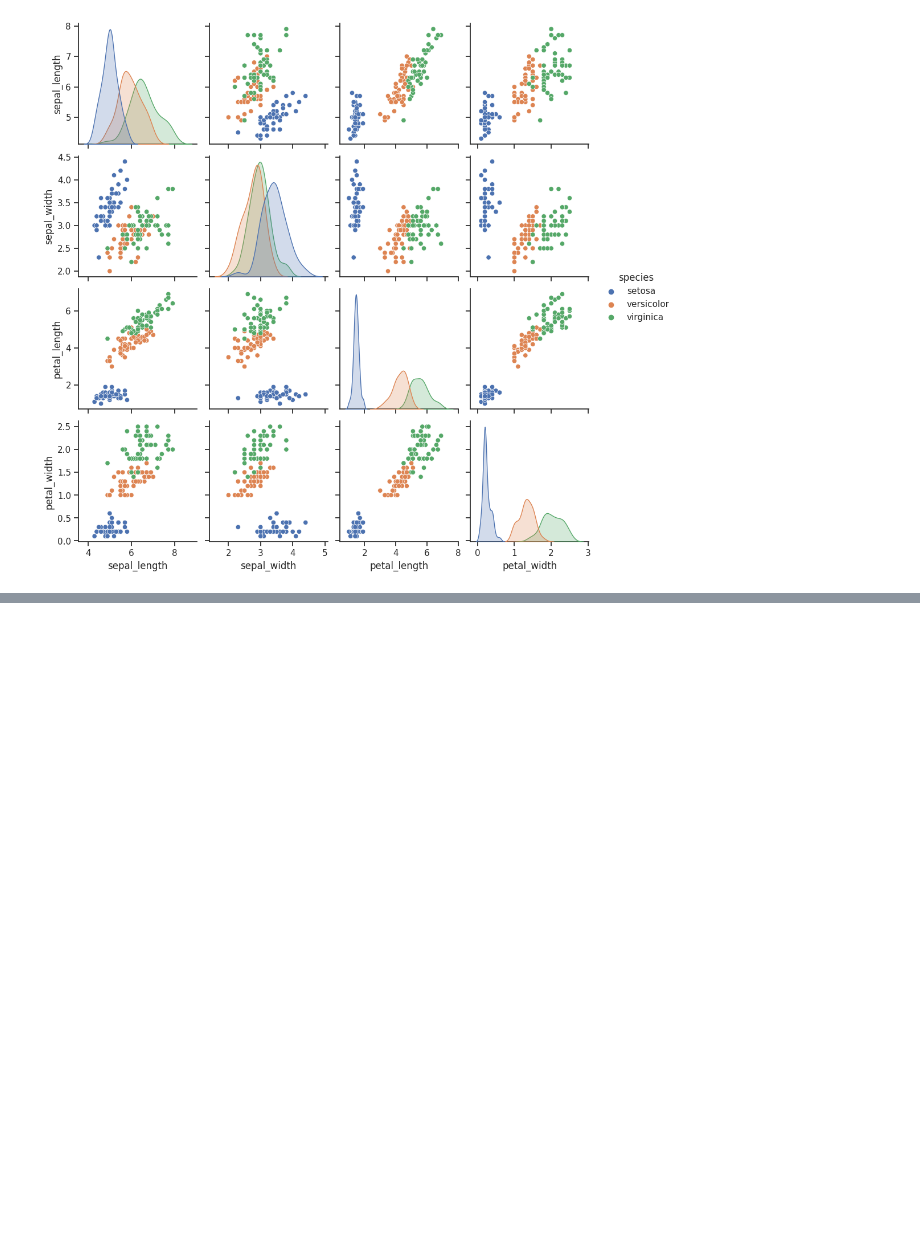
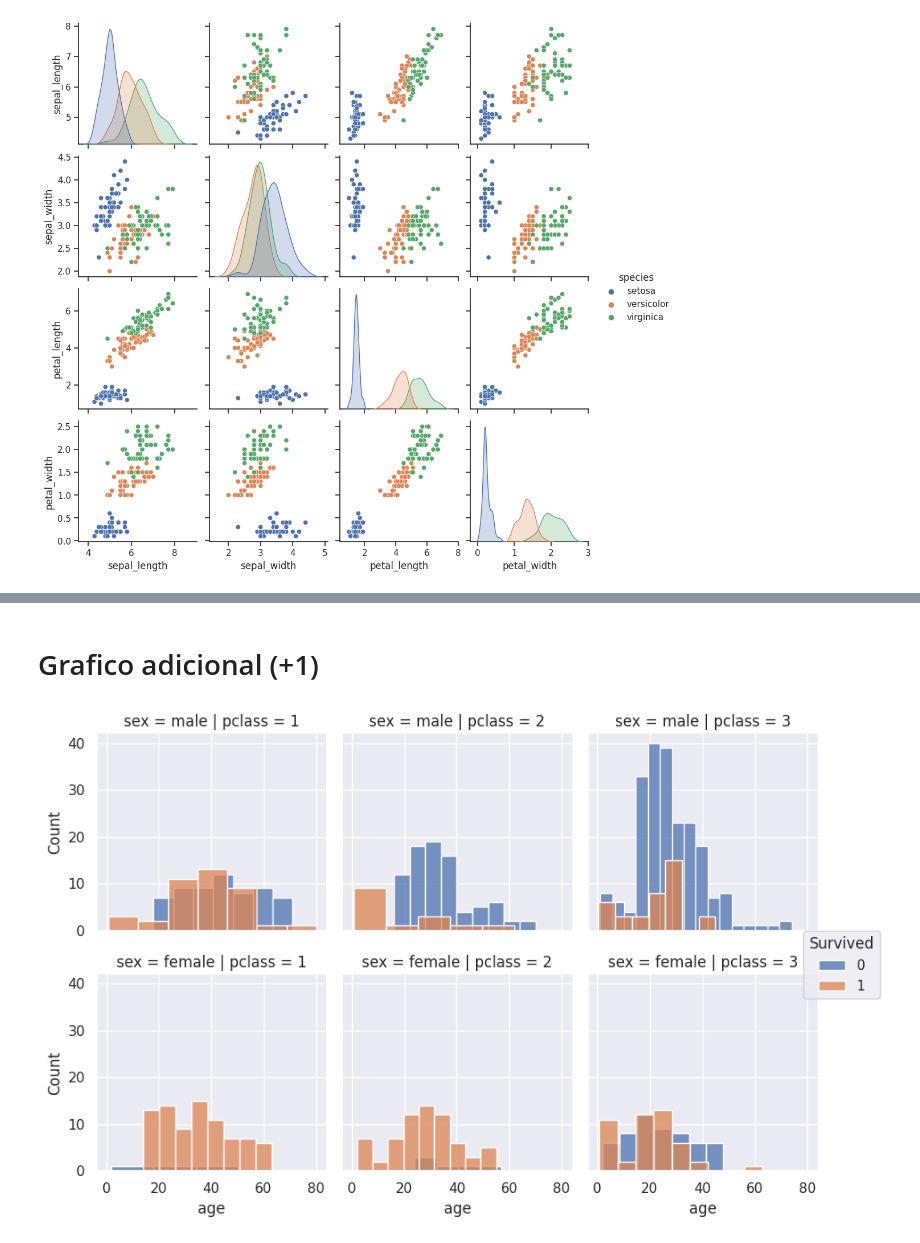
Before and after one commit to mortizdelcas/08MBID---Visualizacion-de-Datos-MiguelOrtiz, a Jupyter notebook: MBID08_AG3_notebook.ipynb, the cells around one changed output, grey strips where cells are left out. Cells and saved outputs as stored; diff of their text form; code cells hidden in the pictures; blank space fills up the shorter version.

```diff
--- a/MBID08_AG3_notebook.ipynb
+++ b/MBID08_AG3_notebook.ipynb
@@ -181,0 +206,25 @@ sns.pairplot(df, hue="species")
+# %% [markdown]
+# Grafico adicional (+1)
+# %%
+# Creamos un grafico con 2x3 subplots de seaborn con:
+# - La edad en el eje x de todos los graficos
+# - La clase en las columnas (clase1, clase2, clase3)
+# - La primera fila para el sexo masculino y la segunda para el femenino
+# - El color de las barras 0 no sobrevivio y 1 sobrevivio
+
+# Configuramos el estilo de fondo gris
+sns.set_style("darkgrid")
+
+# Creamos un subset con las variables necesarias para crear el grafico
+subset = titanic[['sex', 'age', 'pclass', 'survived']]
+
+# Cramos un grid para especificar donde van
+grid = sns.FacetGrid(subset, row='sex', col='pclass', hue='survived')
+grid.map(sns.histplot, 'age')
+
+# Anadimos la leyenda a la derecha
+plt.legend(loc='right', bbox_to_anchor=(1.3, 1.05), ncol=1, title='Survived')
+
+plt.show()
+# %% [output]
+[figure, added]
```
Also changed, not shown: parts of 2 cells of this notebook.
